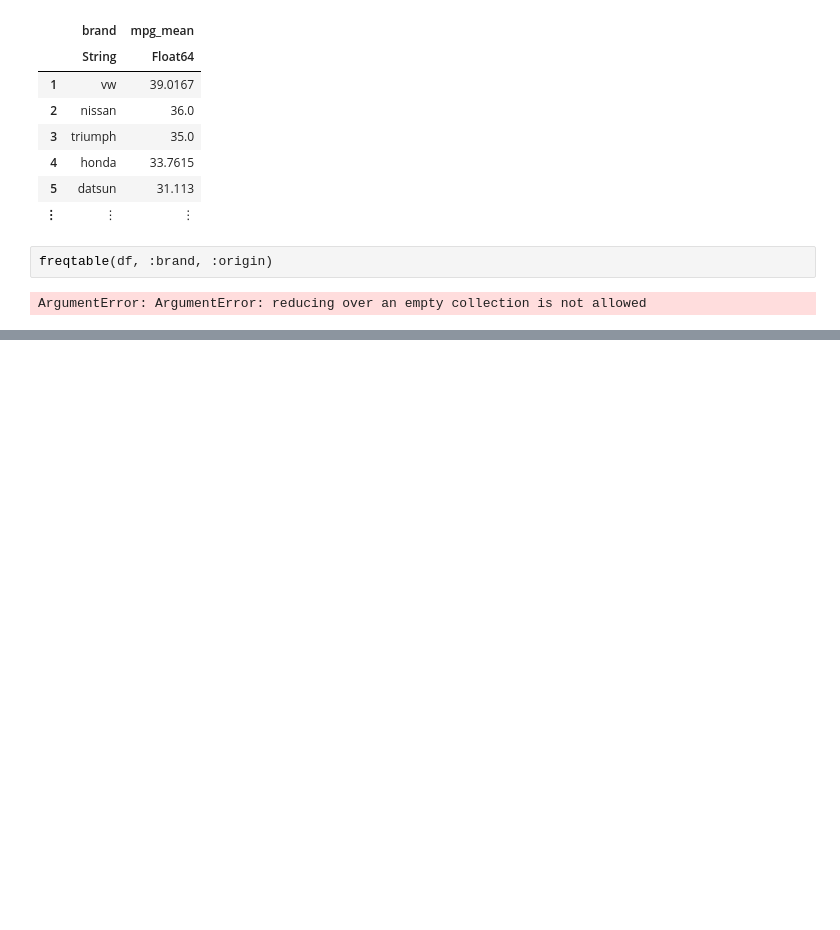
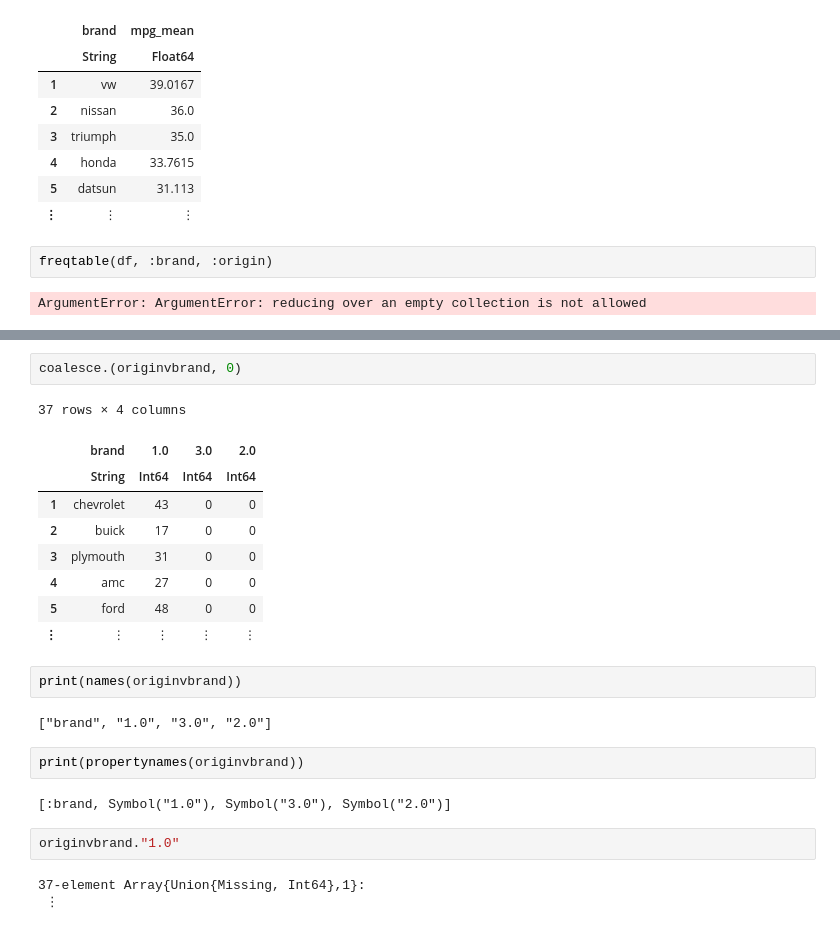
Before and after one commit to damiansp/julia, a Jupyter notebook: julia_academy/dataframes/grouping.jl.ipynb, the cells around one changed output, grey strips where cells are left out. Cells and saved outputs as stored; diff of their text form; blank space fills up the shorter version.

```diff
--- a/julia_academy/dataframes/grouping.jl.ipynb
+++ b/julia_academy/dataframes/grouping.jl.ipynb
@@ -130,0 +172,25 @@ ArgumentError: ArgumentError: reducing over an empty collection is not allowed
+# %%
+coalesce.(originvbrand, 0)
+# %% [output]
+37 rows × 4 columns
+|  | brand | 1.0 | 3.0 | 2.0 |
+|  | String | Int64 | Int64 | Int64 |
+| 1 | chevrolet | 43 | 0 | 0 |
+| 2 | buick | 17 | 0 | 0 |
+| 3 | plymouth | 31 | 0 | 0 |
+| 4 | amc | 27 | 0 | 0 |
+| 5 | ford | 48 | 0 | 0 |
+| ⋮ | ⋮ | ⋮ | ⋮ | ⋮ |
+# %%
+print(names(originvbrand))
+# %% [output]
+["brand", "1.0", "3.0", "2.0"]
+# %%
+print(propertynames(originvbrand))
+# %% [output]
+[:brand, Symbol("1.0"), Symbol("3.0"), Symbol("2.0")]
+# %%
+originvbrand."1.0"
+# %% [output]
+37-element Array{Union{Missing, Int64},1}:
+ ⋮
```
Also changed, not shown: parts of 9 cells of this notebook.
